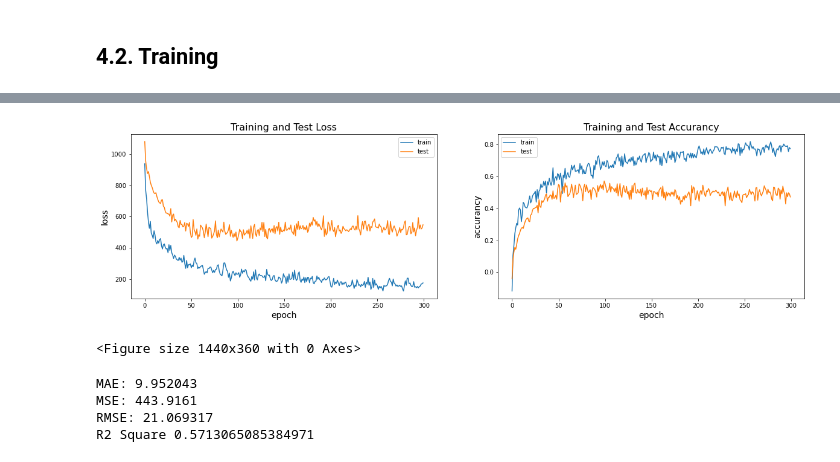
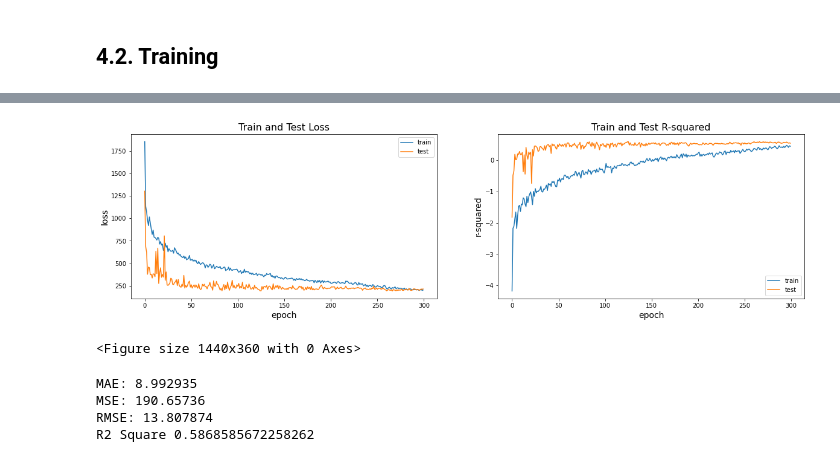
Before and after one commit to JamEwe/ADMET-PrInt, a Jupyter notebook: experiments/protein_plasma_binding/pubchem_FCNN.ipynb, the cells around one changed output, grey strips where cells are left out. Saved outputs shown, nothing was run; the diff lists cells and outputs as text; code cells hidden in the pictures.

Commit message:
solubility, protein plasma

```diff
--- a/experiments/protein_plasma_binding/pubchem_FCNN.ipynb
+++ b/experiments/protein_plasma_binding/pubchem_FCNN.ipynb
@@ -84,7 +85,7 @@ X_valid.shape
 class FCNN(nn.Module):
     def __init__(self):
         super(FCNN, self).__init__()
-        self.linear1 = nn.Linear(166, 300)
+        self.linear1 = nn.Linear(505, 300)
         self.linear2 = nn.Linear(300, 500)
         self.linear3 = nn.Linear(500, 600)
         self.linear4 = nn.Linear(600, 400)
@@ -129,7 +130,7 @@ for lr in lrs:
         train_loader = DataLoader(train_dataset, batch_size=batch_size, shuffle=False)
 
         valid_dataset = TensorDataset(torch.FloatTensor(X_valid.values), torch.FloatTensor(y_valid.values.reshape(-1, 1)))
-        valid_loader = DataLoader(valid_dataset, batch_size=351, shuffle=False)
+        valid_loader = DataLoader(valid_dataset, batch_size=266, shuffle=False)
 
         epochs = 300
         criterion = nn.MSELoss()
@@ -358,17 +359,17 @@ plt.show()
 ## 4.2. Training
 # %%
 train_dataset = TensorDataset(torch.FloatTensor(X_train_all.values), torch.FloatTensor(y_train_all.values.reshape(-1, 1)))
-train_loader = DataLoader(train_dataset, batch_size=128, shuffle=False)
+train_loader = DataLoader(train_dataset, batch_size=32, shuffle=False)
 
 test_dataset = TensorDataset(torch.FloatTensor(X_test.values), torch.FloatTensor(y_test.values.reshape(-1, 1)))
-test_loader = DataLoader(test_dataset, batch_size=704, shuffle=False)
+test_loader = DataLoader(test_dataset, batch_size=533, shuffle=False)
 # %%
 model = FCNN()
 model.cuda()
 
 epochs = 300
 criterion = nn.MSELoss()
-optimizer = torch.optim.Adam(model.parameters(), 0.001)
+optimizer = torch.optim.Adam(model.parameters(), 0.005)
 
 train_losses = []
 test_losses = []
@@ -426,7 +427,7 @@ for epoch in range(1, epochs + 1):
 
     if test_loss<best_value:
         best_value = test_loss
-        torch.save(model.state_dict(), '../../models/caco_maccs_fcnn_model.pt')
+        torch.save(model.state_dict(), '../../models/protein_pubchem_fcnn_model.pt')
         best_params['epoch'] = epoch
         best_params['train_loss'] = train_loss
         best_params['test_loss'] = test_loss
@@ -462,26 +463,26 @@ Test Avg. loss: 547.0113525390625, Accuracy: 0.4717466058794474
 # %%
 figure, (ax1, ax2) = plt.subplots(1, 2,figsize=(20,5))
 plt.figure(figsize=(20,5))
-ax1.set_title("Training and Test Loss", fontsize=16)
+ax1.set_title("Train and Test Loss", fontsize=16)
 ax1.plot(train_losses,label="train")
 ax1.plot(test_losses,label="test")
 ax1.set_xlabel("epoch", fontsize=14)
 ax1.set_ylabel("loss", fontsize=14)
 ax1.legend()
 
-ax2.set_title("Training and Test Accurancy", fontsize=16)
+ax2.set_title("Train and Test R-squared", fontsize=16)
 ax2.plot(train_accs,label="train")
 ax2.plot(test_accs,label="test")
 ax2.set_xlabel("epoch", fontsize=14)
-ax2.set_ylabel("accurancy", fontsize=14)
+ax2.set_ylabel("r-squared", fontsize=14)
 ax2.legend()
 plt.show()
 # %% [output]
-[figure, old version]
+[figure, new version]
 <Figure size 1440x360 with 0 Axes>
 # %%
 model = FCNN()
-model.load_state_dict(torch.load('../../models/caco_maccs_fcnn_model.pt'))
+model.load_state_dict(torch.load('../../models/protein_pubchem_fcnn_model.pt'))
 model.cuda()
 model.eval()
 
@@ -492,7 +493,7 @@ with torch.no_grad():
         predictons = output.cpu().detach().numpy()
         print_evaluate(target.cpu().detach().numpy(), predictons)
 # %% [output]
-MAE: 9.952043
-MSE: 443.9161
-RMSE: 21.069317
-R2 Square 0.5713065085384971
+MAE: 8.992935
+MSE: 190.65736
+RMSE: 13.807874
+R2 Square 0.5868585672258262
```
Also changed, not shown: parts of 9 cells of this notebook, 1 other file.
